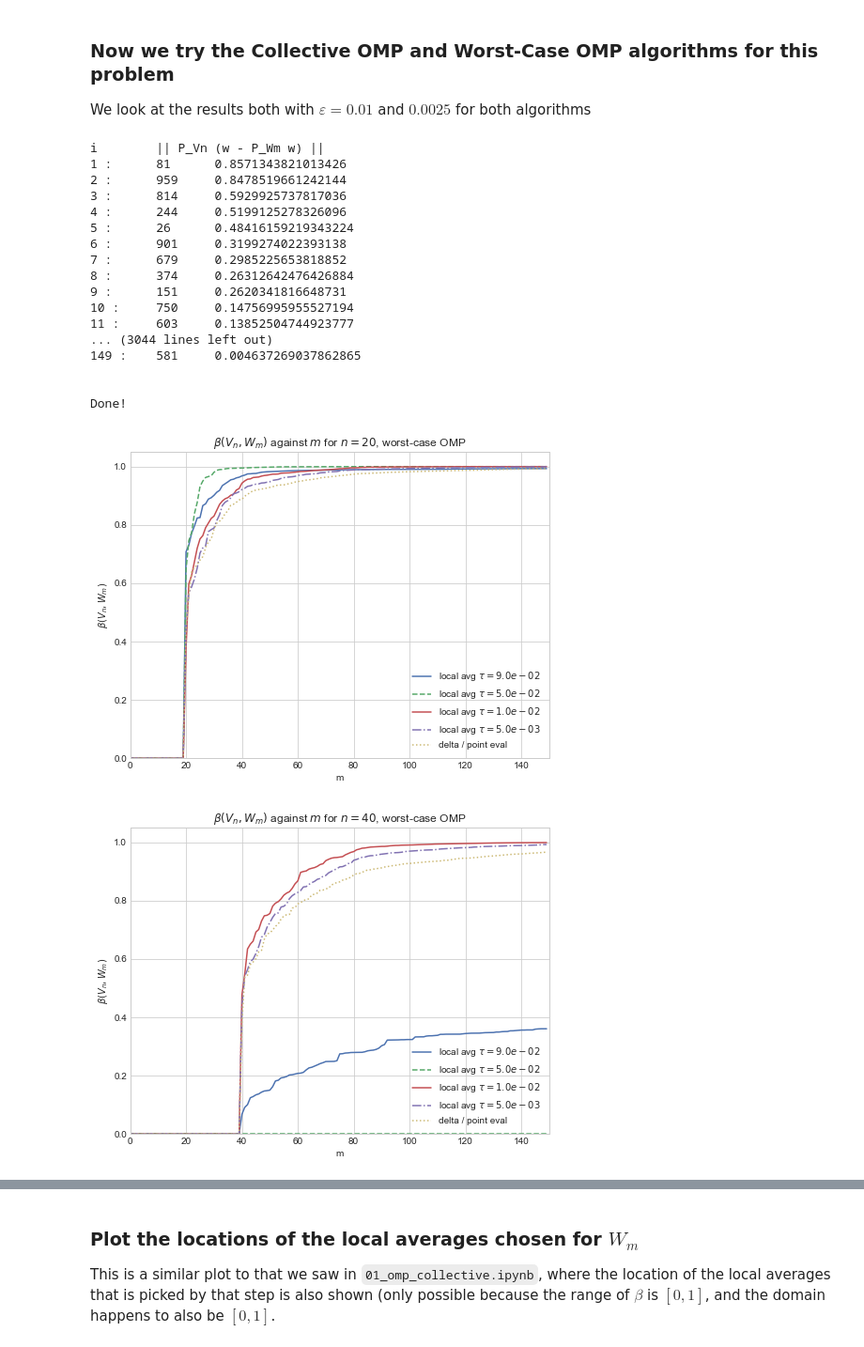
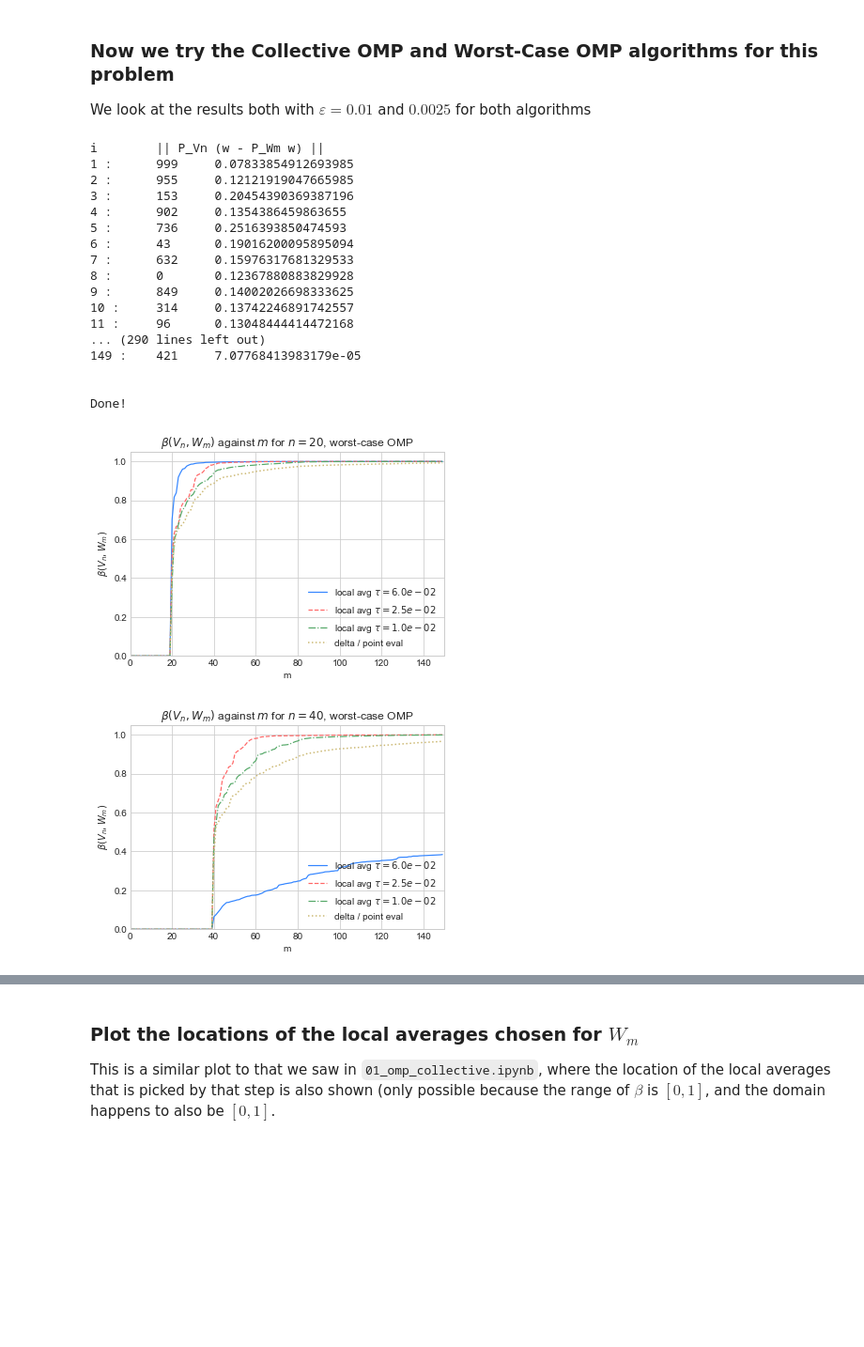
Before and after one commit to james-nichols/pyApproxTools, a Jupyter notebook: notebooks/omp/03_omp_local_avg.ipynb, the cells around one changed output, grey strips where cells are left out. Shown: that part at 94% size. Saved outputs shown, nothing was run; the diff lists cells and outputs as text; code cells hidden in the pictures; blank space fills up the shorter version.

```diff
--- a/notebooks/omp/03_omp_local_avg.ipynb
+++ b/notebooks/omp/03_omp_local_avg.ipynb
@@ -121,10 +121,10 @@ We look at the results both with $\varepsilon=0.01$ and $0.0025$ for both algori
 # %%
 N = 1e3
 
-eps_0 = 0.09
-eps_1 = 0.05
+eps_0 = 0.06
+eps_1 = 0.025
 eps_2 = 0.01
-eps_3 = 0.005
+eps_3 = 0.0025
 
 dictionaries = [pat.make_unif_dictionary(N), pat.make_unif_avg_dictionary(N, eps_0),\
                 pat.make_unif_avg_dictionary(N, eps_1),\
@@ -171,19 +171,19 @@ for k, dictionary in enumerate(dictionaries):
             bs_wcomp[j, i, k] = BP_wcomp.beta()
 # %% [output]
 i        || P_Vn (w - P_Wm w) ||
-1 :      81      0.8571343821013426
-2 :      959     0.8478519661242144
-3 :      814     0.5929925737817036
-4 :      244     0.5199125278326096
-5 :      26      0.48416159219343224
-6 :      901     0.3199274022393138
-7 :      679     0.2985225653818852
-8 :      374     0.26312642476426884
-9 :      151     0.2620341816648731
-10 :     750     0.14756995955527194
-11 :     603     0.13852504744923777
-... (3044 lines left out)
-149 :    581     0.004637269037862865
+1 :      999     0.07833854912693985
+2 :      955     0.12121919047665985
+3 :      153     0.20454390369387196
+4 :      902     0.1354386459863655
+5 :      736     0.2516393850474593
+6 :      43      0.19016200095895094
+7 :      632     0.15976317681329533
+8 :      0       0.12367880883829928
+9 :      849     0.14002026698333625
+10 :     314     0.13742246891742557
+11 :     96      0.13048444414472168
+... (290 lines left out)
+149 :    421     7.07768413983179e-05
 
 
 Done!
@@ -204,46 +204,52 @@ for j, n in enumerate(ns):
 # %%
 dict_label = [r'delta / point eval', r'local avg $\tau={{{0:0.1e}}}$'.format(eps_0), \
               r'local avg $\tau={{{0:0.1e}}}$'.format(eps_1), \
               r'local avg $\tau={{{0:0.1e}}}$'.format(eps_2), \
               r'local avg $\tau={{{0:0.1e}}}$'.format(eps_3)]
 
-line_style = ['-', '--', '-', '-.', '-', ':']
+line_style = ['-', '--', '-.', '-.', '-', ':']
+
 
 sns.set_palette("deep")
 cp = sns.color_palette()
+bl = (51/255, 133/255, 255/255)
+re = (255/255, 102/255, 102/255)
+cp[2] = cp[1]
+cp[0] = bl
+cp[1] = re
 #sns.set_palette(sns.light_palette("red", reverse=True))
-sns.set_palette("deep")
+
 
 sns.set_style('whitegrid')
 
-fig = plt.figure(figsize=(8, 6))
+fig = plt.figure(figsize=(6, 4))
 ax = fig.add_subplot(1, 1, 1, title=r'$\beta(V_n, W_m)$ against $m$ for $n=20$, worst-case OMP')
 
-for k, dictionary in enumerate(dictionaries[1:]):
-    plt.plot(range(m), bs_wcomp[0, :, k+1], line_style[k], label=r'{0}'.format(dict_label[k+1]))
-plt.plot(range(m), bs_wcomp[0, :, 0], line_style[-1], label=r'{0}'.format(dict_label[0]))
+for k, dictionary in enumerate(dictionaries[1:-1]):
+    plt.plot(range(m), bs_wcomp[0, :, k+1], line_style[k], label=r'{0}'.format(dict_label[k+1]), lw=1.2, color=cp[k])
+plt.plot(range(m), bs_wcomp[0, :, 0], line_style[-1], label=r'{0}'.format(dict_label[0]), color=cp[4])
 #plt.plot(range(m), bs_rand[0, :], '-.', label=r'Random Wm'.format(n), color=cp[4])
 
 ax.set(xlabel='m', ylabel=r'$\beta(V_n, W_m)$', xlim=[0,150], ylim=[0.,1.05])
 plt.legend(loc=4)
-plt.savefig('WCOMPAvgVsDelta_20.pdf')
+plt.savefig('WCOMPAvgVsDelta_20_new.pdf')
 plt.show()
 
-fig = plt.figure(figsize=(8, 6))
+fig = plt.figure(figsize=(6, 4))
 ax = fig.add_subplot(1, 1, 1, title=r'$\beta(V_n, W_m)$ against $m$ for $n=40$, worst-case OMP')
 
-for k, dictionary in enumerate(dictionaries[1:]):
-    plt.plot(range(m), bs_wcomp[1, :, k+1], line_style[k], label=r'{0}'.format(dict_label[k+1]))
-plt.plot(range(m), bs_wcomp[1, :, 0], line_style[-1], label=r'{0}'.format(dict_label[0]))
+for k, dictionary in enumerate(dictionaries[1:-1]):
+    plt.plot(range(m), bs_wcomp[1, :, k+1], line_style[k], label=r'{0}'.format(dict_label[k+1]), lw=1.2, color=cp[k])
+plt.plot(range(m), bs_wcomp[1, :, 0], line_style[-1], label=r'{0}'.format(dict_label[0]), color=cp[4])
 #plt.plot(range(m), bs_rand[1, :], '-.', label=r'Random Wm'.format(n), color=cp[4])
 
 ax.set(xlabel='m', ylabel=r'$\beta(V_n, W_m)$', xlim=[0,150], ylim=[0.,1.05])
 plt.legend(loc=4)
-plt.savefig('WCOMPAvgVsDelta_40.pdf')
+plt.savefig('WCOMPAvgVsDelta_40_new.pdf')
 plt.show()
 # %% [output]
-[figure, old version]
+[figure, new version]
-[figure, old version]
+[figure, new version]
 # %%
 line_style = ['-', '--', '-.', ':']
 
```
Also changed, not shown: parts of 1 cell of this notebook, 3 other files.
